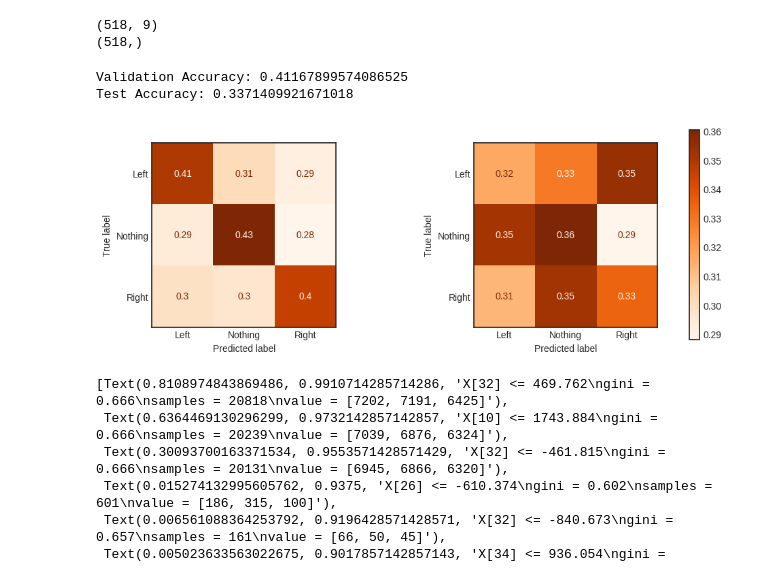
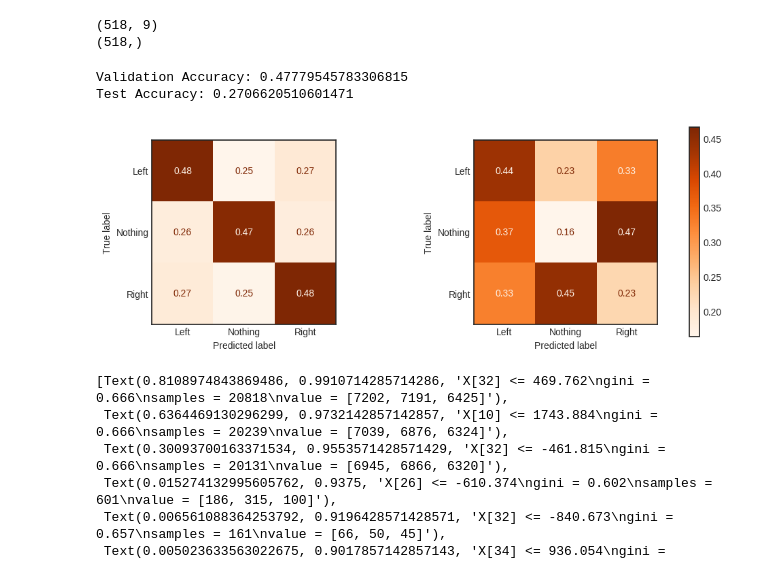
Before and after one commit to Stelath/neuro-nav, a Jupyter notebook: decision_tree_testing.ipynb, the cells around one changed output. Drawn from its saved outputs; the diff is of its cells as text; code cells hidden in the pictures.

Commit message:
Added MINIROCKET classifier

```diff
--- a/decision_tree_testing.ipynb
+++ b/decision_tree_testing.ipynb
@@ -172,24 +155,22 @@ print(targets.shape)
 # %%
 from bci_dataset import BCIDataset
 
-train_dataset = BCIDataset('raw_data_5min.npy')[::64]
-train_dataset2 = BCIDataset('raw_data_train.npy')[::16]
-inputs = torch.concat([train_dataset['inputs'], train_dataset2['inputs']])#[:, :, 16:]
+train_dataset = BCIDataset('data/train')[:]
+inputs = train_dataset['inputs'].cpu().numpy()
 # inputs = inputs.flatten(1, 2)
-inputs = inputs.mean(axis=1)
-targets = torch.concat([train_dataset['targets'], train_dataset2['targets']])
-targets = torch.argmax(targets, dim=1)
+# inputs = inputs.mean(axis=1)
+targets = train_dataset['targets']
+targets = torch.argmax(targets, dim=1).cpu().numpy()
 
-test_dataset = BCIDataset('raw_data_test.npy')[:]
-inputs_test = test_dataset['inputs']#[:, :, 16:]
+test_dataset = BCIDataset('data/test')[:]
+inputs_test = test_dataset['inputs'].cpu().numpy()
 # inputs_test = inputs_test.flatten(1, 2)
-inputs_test = inputs_test.mean(axis=1)
+# inputs_test = inputs_test.mean(axis=1)
 targets_test = test_dataset['targets']
+targets_test = torch.argmax(targets_test, dim=1).cpu().numpy()
 # %%
 inputs_train, inputs_valid, targets_train, targets_valid = train_test_split(inputs, targets, test_size=0.3, random_state=42)
 # inputs_test, targets_test = format_dataset(test_dataset)
-
-targets_test = torch.argmax(targets_test, dim=1)
 
 param_grid = {
     "max_depth": [3,5,10,15,20,None],
@@ -197,7 +178,7 @@ param_grid = {
     "min_samples_leaf": [1,2,5]
 }
 
-model = DecisionTreeClassifier(random_state=42)
+model = MiniRocketClassifier()
 model = model.fit(inputs_train, targets_train)
 
 # grid_cv = GridSearchCV(model, param_grid, n_jobs=-1).fit(inputs_train, targets_train)
@@ -205,34 +186,37 @@ model = model.fit(inputs_train, targets_train)
 # %%
 plt.style.use('seaborn-v0_8-white')
 # %%
-vaccuracy = metrics.accuracy_score(targets_valid, model.predict(inputs_valid))
+pred_valid = model.predict(inputs_valid)
+pred_test = model.predict(inputs_test)
+
+vaccuracy = metrics.accuracy_score(targets_valid, pred_valid)
 print(f"Validation Accuracy: {vaccuracy}")
 
-taccuracy = metrics.accuracy_score(targets_test, model.predict(inputs_test))
+taccuracy = metrics.accuracy_score(targets_test, pred_test)
 print(f"Test Accuracy: {taccuracy}")
 
 
 
 f, axes = plt.subplots(1, 2)
 
-vcm = metrics.confusion_matrix(targets_valid, model.predict(inputs_valid), normalize='true')
+vcm = metrics.confusion_matrix(targets_valid, pred_valid, normalize='true')
 vdisp = metrics.ConfusionMatrixDisplay(confusion_matrix=vcm, display_labels=['Left', 'Nothing', 'Right'])
 vdisp.plot(ax=axes[0], cmap=plt.cm.Oranges)
 vdisp.im_.colorbar.remove()
 
 plt.subplot(1, 2, 2)
-tcm = metrics.confusion_matrix(targets_test, model.predict(inputs_test), normalize='true')
+tcm = metrics.confusion_matrix(targets_test, pred_test, normalize='true')
 tdisp = metrics.ConfusionMatrixDisplay(confusion_matrix=tcm, display_labels=['Left', 'Nothing', 'Right'])
 tdisp.plot(ax=axes[1], cmap=plt.cm.Oranges)
 tdisp.im_.colorbar.remove()
 
 plt.subplots_adjust(wspace=0.75, hspace=0.1)
 f.colorbar(tdisp.im_, ax=axes, shrink=0.5)
 fig = plt.gcf()
 fig.set_size_inches(12, 8)
 
 plt.show()
 # %% [output]
-Validation Accuracy: 0.41167899574086525
-Test Accuracy: 0.3371409921671018
+Validation Accuracy: 0.47779545783306815
+Test Accuracy: 0.2706620510601471
-[figure, old version]
+[figure, new version]
```
Also changed, not shown: parts of 3 cells of this notebook, 2 other files.
